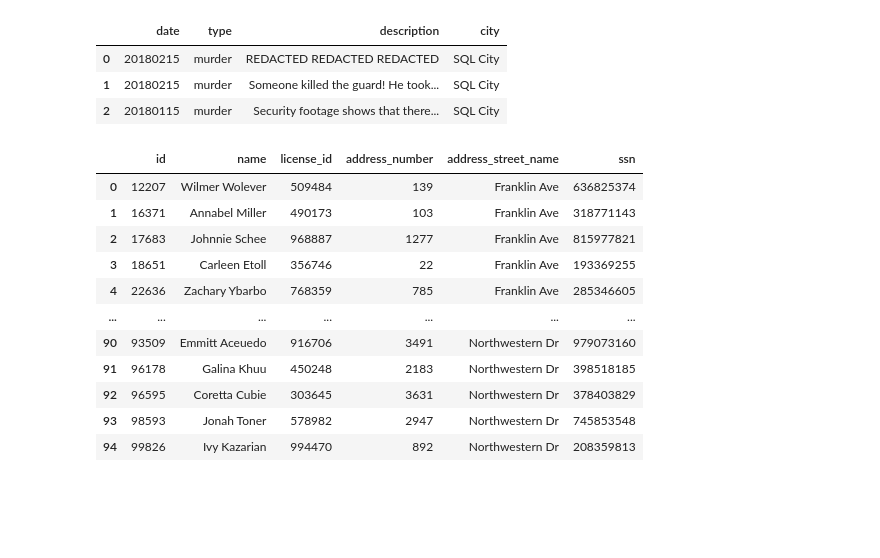
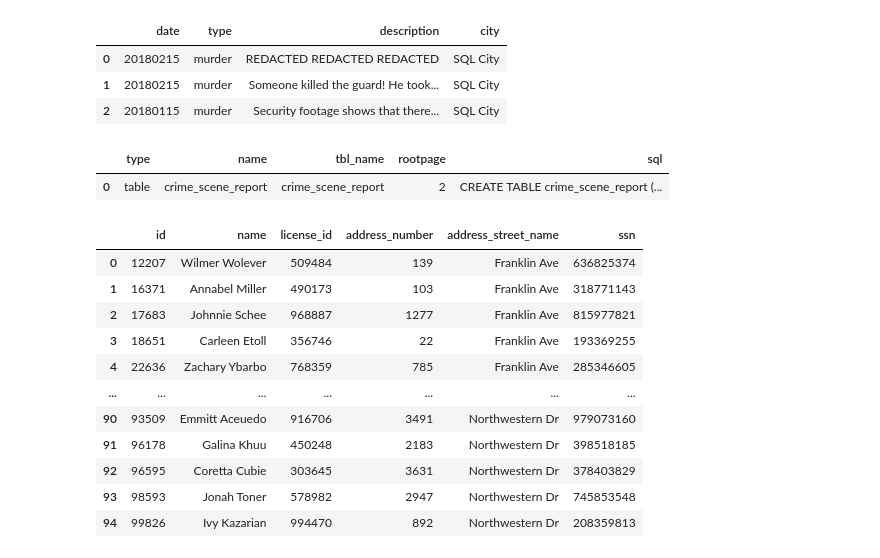
Before and after one commit to BrendzRdgz/TeamChallenge6, a Jupyter notebook: SQL Murder/Parte_I_SQL Game.ipynb, the cells around one changed output. Saved outputs shown, nothing was run; the diff lists cells and outputs as text; code cells hidden in the pictures; blank space fills up the shorter version.

```diff
--- a/SQL Murder/Parte_I_SQL Game.ipynb
+++ b/SQL Murder/Parte_I_SQL Game.ipynb
@@ -103,6 +110,22 @@ df_Crime_scene
 | 0 | 20180215 | murder | REDACTED REDACTED REDACTED | SQL City |
 | 1 | 20180215 | murder | Someone killed the guard! He took... | SQL City |
 | 2 | 20180115 | murder | Security footage shows that there... | SQL City |
+# %%
+# Consultamos estructura de Crime Scene Report.
+consulta_sql = '''
+
+SELECT *
+FROM sqlite_master
+where name = 'crime_scene_report'
+'''
+
+
+ # Ejecutar la consulta
+df_Crime_scene = sql_query(consulta_sql)
+df_Crime_scene
+# %% [output]
+|  | type | name | tbl_name | rootpage | sql |
+| 0 | table | crime_scene_report | crime_scene_report | 2 | CREATE TABLE crime_scene_report (... |
 # %%
 # Consultamos Names para identificar los dos testigos.
 consulta_sql = '''
```
Also changed, not shown: parts of 4 cells of this notebook.
